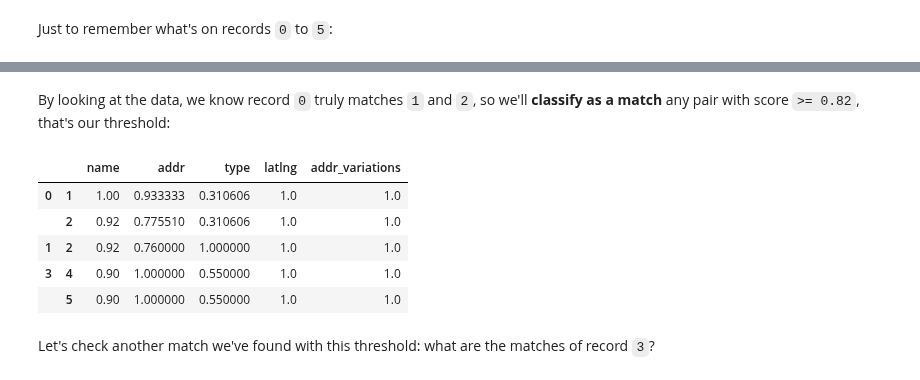
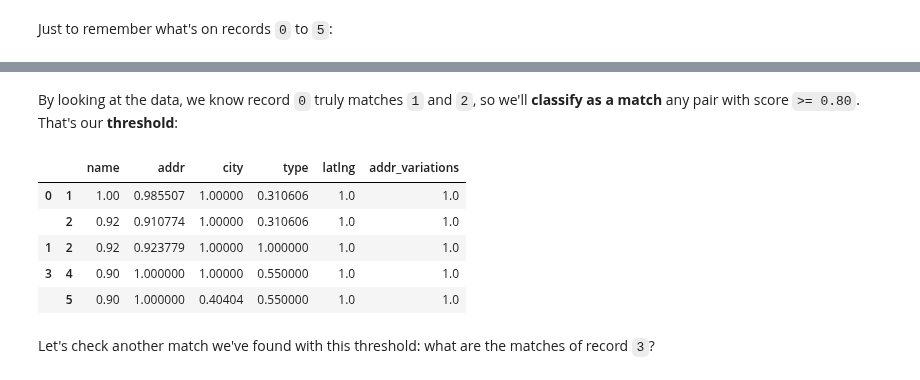
Before and after one commit to vintasoftware/deduplication-slides, a Jupyter notebook: slides.ipynb, the cells around one changed output, grey strips where cells are left out. Saved outputs shown, nothing was run; the diff lists cells and outputs as text; code cells hidden in the pictures.

```diff
--- a/slides.ipynb
+++ b/slides.ipynb
@@ -319,12 +319,12 @@ full_addresses = [
 pprint.pprint(list(full_addresses))
 print()
 
-# full_addresses_latlng = []
-# with requests.Session() as session:
-#     for a in full_addresses:
-#         a_geocoded = geocoder.google(a, session=session)
-#         full_addresses_latlng.append(a_geocoded.latlng)
-# pprint.pprint(list(zip(full_addresses, full_addresses_latlng)))
+full_addresses_latlng = []
+with requests.Session() as session:
+    for a in full_addresses:
+        a_geocoded = geocoder.google(a, session=session)
+        full_addresses_latlng.append(a_geocoded.latlng)
+pprint.pprint(list(zip(full_addresses, full_addresses_latlng)))
 # %% [output]
 ['2066 Crist Drive, 94024, Los Altos, CALIFORNIA, US',
  '2066 Crist Dr, 94024, LOS ALTOS, CALIFORNIA, US',
@@ -605,7 +610,7 @@ if not os.path.exists(geocoding_filename):
 else:
     with open(geocoding_filename) as f:
         address_to_geocoding = json.load(f)
-#     geocode_addresses(address_to_geocoding)
+    geocode_addresses(address_to_geocoding)
 
 address_to_postal = {
     k: v['postal']
@@ -854,7 +865,7 @@ Now that we have the comparison vectors, we can use them to **classify** what me
 scores = np.average(
     comparison_vectors.values,
     axis=1,
-    weights=[30, 20, 15, 20, 15])
+    weights=[30, 10, 5, 10, 30, 15])
 scored_comparison_vectors = comparison_vectors.assign(score=scores)
 scored_comparison_vectors.head(10)
 # %% [output]
@@ -883,16 +895,16 @@ df.head(5)
 # %% [markdown]
-By looking at the data, we know record `0` truly matches `1` and `2`, so we'll **classify as a match** any pair with score `>= 0.82`, that's our threshold:
+By looking at the data, we know record `0` truly matches `1` and `2`, so we'll **classify as a match** any pair with score `>= 0.80`. That's our **threshold**:
 # %%
 matches = comparison_vectors[
-    scored_comparison_vectors['score'] >= 0.82]
+    scored_comparison_vectors['score'] >= 0.85]
 matches.head(5)
 # %% [output]
-|  |  | name | addr | type | latlng | addr_variations |
-| 0 | 1 | 1.00 | 0.933333 | 0.310606 | 1.0 | 1.0 |
-|  | 2 | 0.92 | 0.775510 | 0.310606 | 1.0 | 1.0 |
-| 1 | 2 | 0.92 | 0.760000 | 1.000000 | 1.0 | 1.0 |
-| 3 | 4 | 0.90 | 1.000000 | 0.550000 | 1.0 | 1.0 |
-|  | 5 | 0.90 | 1.000000 | 0.550000 | 1.0 | 1.0 |
+|  |  | name | addr | city | type | latlng | addr_variations |
+| 0 | 1 | 1.00 | 0.985507 | 1.00000 | 0.310606 | 1.0 | 1.0 |
+|  | 2 | 0.92 | 0.910774 | 1.00000 | 0.310606 | 1.0 | 1.0 |
+| 1 | 2 | 0.92 | 0.923779 | 1.00000 | 1.000000 | 1.0 | 1.0 |
+| 3 | 4 | 0.90 | 1.000000 | 1.00000 | 0.550000 | 1.0 | 1.0 |
+|  | 5 | 0.90 | 1.000000 | 0.40404 | 0.550000 | 1.0 | 1.0 |
 # %% [markdown]
 Let's check another match we've found with this threshold: what are the matches of record `3`?
 # %%
```
Also changed, not shown: parts of 59 cells of this notebook, 3 other files.
